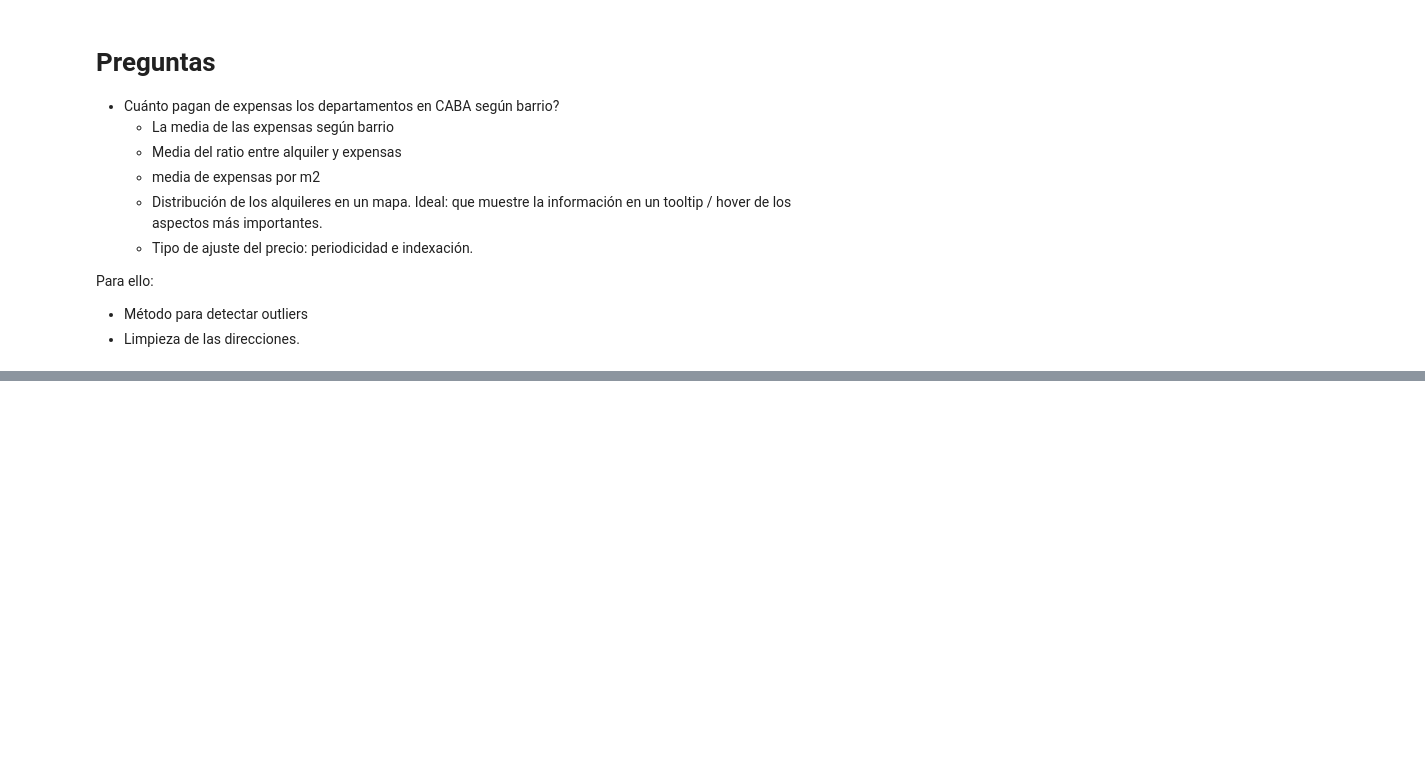
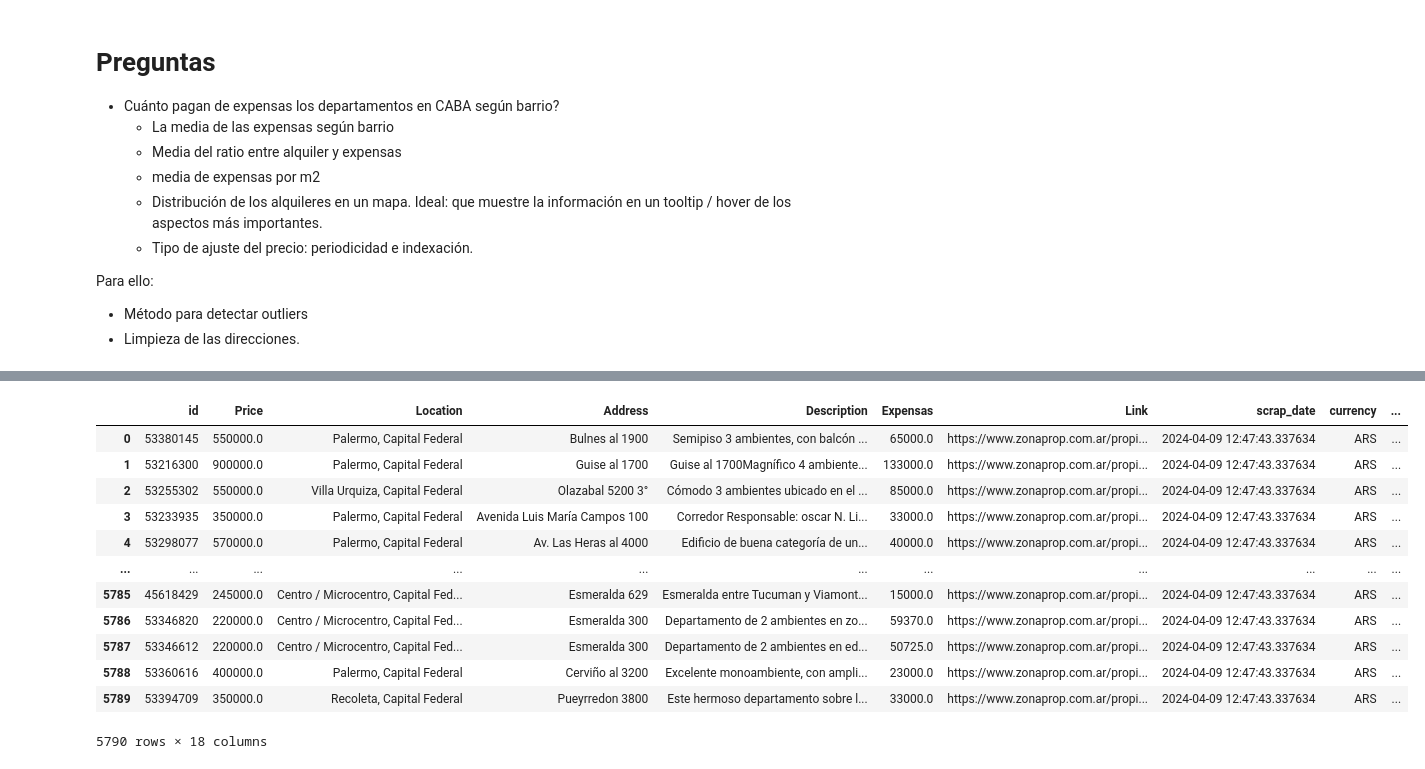
Before and after one commit to shuanobanano/Scrap-alquileres-caba, a Jupyter notebook: jupyter/analisis_vivienda.ipynb, the cells around one changed output, grey strips where cells are left out. Cells and saved outputs as stored; diff of their text form; code cells hidden in the pictures; blank space fills up the shorter version.

```diff
--- a/jupyter/analisis_vivienda.ipynb
+++ b/jupyter/analisis_vivienda.ipynb
@@ -63,3 +72,19 @@ df_ars["Expensas"].isna().sum()
+# %%
+df_ars
+# %% [output]
+|  | id | Price | Location | Address | Description | Expensas | Link | scrap_date | currency | ... |
+| 0 | 53380145 | 550000.0 | Palermo, Capital Federal | Bulnes al 1900 | Semipiso 3 ambientes, con balcón ... | 65000.0 | https://www.zonaprop.com.ar/propi... | 2024-04-09 12:47:43.337634 | ARS | ... |
+| 1 | 53216300 | 900000.0 | Palermo, Capital Federal | Guise al 1700 | Guise al 1700Magnífico 4 ambiente... | 133000.0 | https://www.zonaprop.com.ar/propi... | 2024-04-09 12:47:43.337634 | ARS | ... |
+| 2 | 53255302 | 550000.0 | Villa Urquiza, Capital Federal | Olazabal 5200 3° | Cómodo 3 ambientes ubicado en el ... | 85000.0 | https://www.zonaprop.com.ar/propi... | 2024-04-09 12:47:43.337634 | ARS | ... |
+| 3 | 53233935 | 350000.0 | Palermo, Capital Federal | Avenida Luis María Campos 100 | Corredor Responsable: oscar N. Li... | 33000.0 | https://www.zonaprop.com.ar/propi... | 2024-04-09 12:47:43.337634 | ARS | ... |
+| 4 | 53298077 | 570000.0 | Palermo, Capital Federal | Av. Las Heras al 4000 | Edificio de buena categoría de un... | 40000.0 | https://www.zonaprop.com.ar/propi... | 2024-04-09 12:47:43.337634 | ARS | ... |
+| ... | ... | ... | ... | ... | ... | ... | ... | ... | ... | ... |
+| 5785 | 45618429 | 245000.0 | Centro / Microcentro, Capital Fed... | Esmeralda 629 | Esmeralda entre Tucuman y Viamont... | 15000.0 | https://www.zonaprop.com.ar/propi... | 2024-04-09 12:47:43.337634 | ARS | ... |
+| 5786 | 53346820 | 220000.0 | Centro / Microcentro, Capital Fed... | Esmeralda 300 | Departamento de 2 ambientes en zo... | 59370.0 | https://www.zonaprop.com.ar/propi... | 2024-04-09 12:47:43.337634 | ARS | ... |
+| 5787 | 53346612 | 220000.0 | Centro / Microcentro, Capital Fed... | Esmeralda 300 | Departamento de 2 ambientes en ed... | 50725.0 | https://www.zonaprop.com.ar/propi... | 2024-04-09 12:47:43.337634 | ARS | ... |
+| 5788 | 53360616 | 400000.0 | Palermo, Capital Federal | Cerviño al 3200 | Excelente monoambiente, con ampli... | 23000.0 | https://www.zonaprop.com.ar/propi... | 2024-04-09 12:47:43.337634 | ARS | ... |
+| 5789 | 53394709 | 350000.0 | Recoleta, Capital Federal | Pueyrredon 3800 | Este hermoso departamento sobre l... | 33000.0 | https://www.zonaprop.com.ar/propi... | 2024-04-09 12:47:43.337634 | ARS | ... |
+5790 rows × 18 columns
 # %%
 df_ars = df_ars[
                 (df_ars["Expensas"]<=200_000)
```
Also changed, not shown: parts of 10 cells of this notebook.
